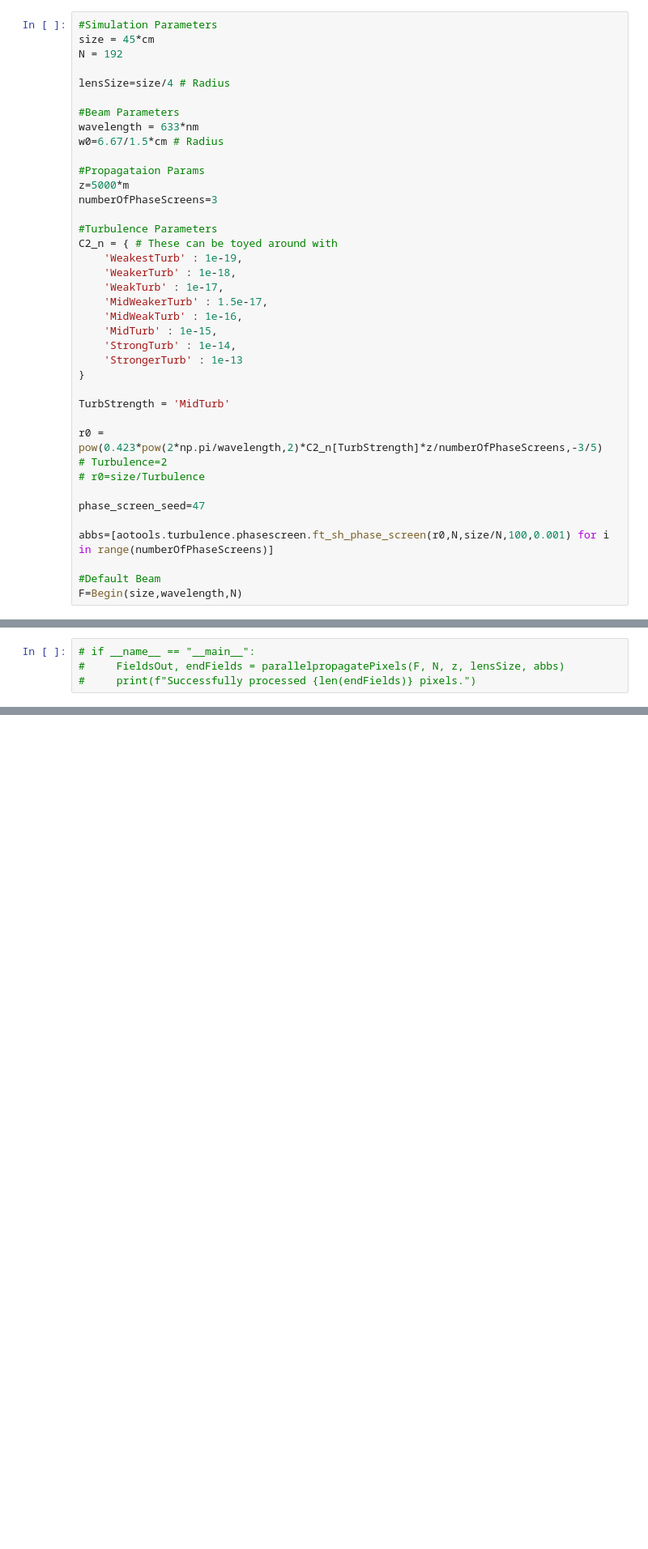
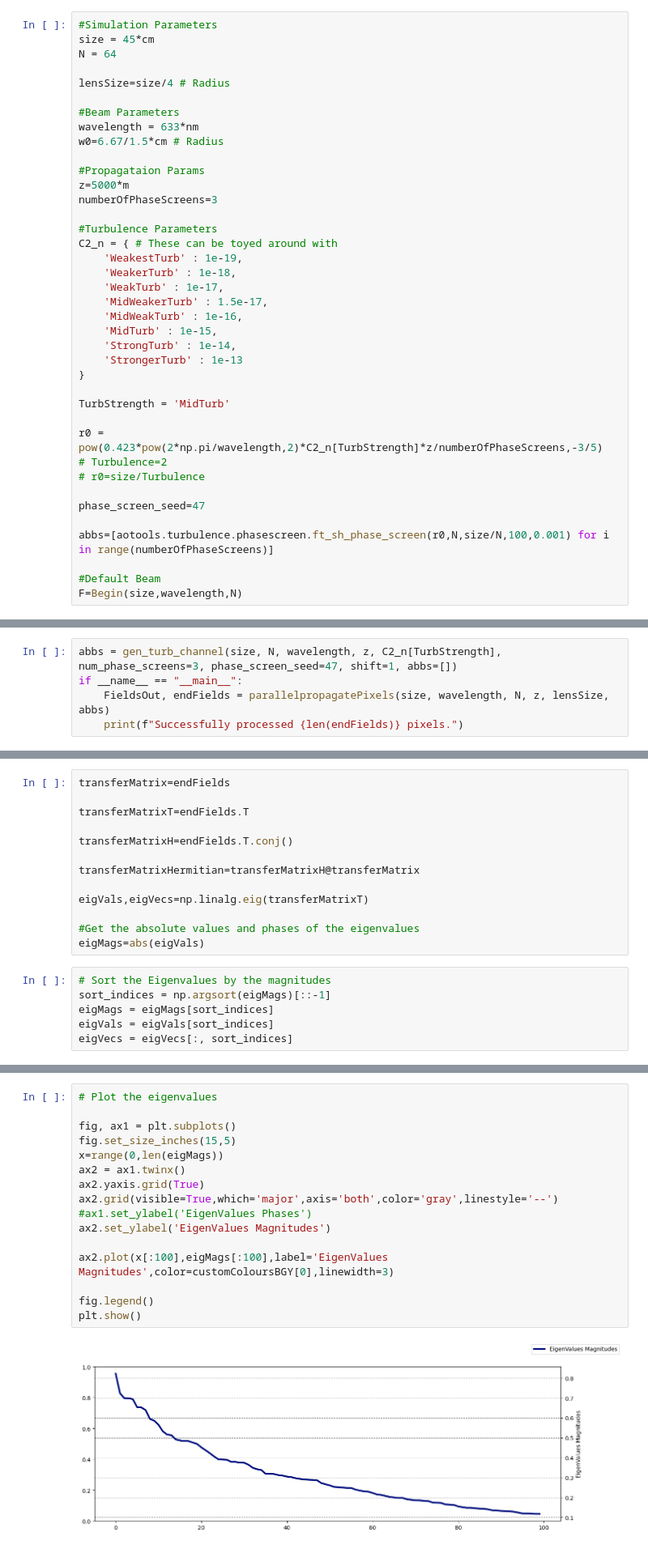
Before and after one commit to LukasScarfe/Eigen, a Jupyter notebook: brouillon.ipynb, the cells around one changed output, grey strips where cells are left out. Shown at 81% size. Saved outputs shown, nothing was run; the diff lists cells and outputs as text; blank space fills up the shorter version.

```diff
--- a/brouillon.ipynb
+++ b/brouillon.ipynb
@@ -25,7 +25,7 @@ pmap, imap, customColoursBGY, customColoursViridis = colours()
 # %%
 #Simulation Parameters
 size = 45*cm
-N = 192
+N = 64
 
 lensSize=size/4 # Radius
 
@@ -85,6 +85,7 @@ plt.show(plot_beam(F2,aperature=lensSize,dpi=3*N))
 # %% [markdown]
 ## propagate all pixels
 # %%
-# if __name__ == "__main__":
-#     FieldsOut, endFields = parallelpropagatePixels(F, N, z, lensSize, abbs)
-#     print(f"Successfully processed {len(endFields)} pixels.")
+abbs = gen_turb_channel(size, N, wavelength, z, C2_n[TurbStrength], num_phase_screens=3, phase_screen_seed=47, shift=1, abbs=[])
+if __name__ == "__main__":
+    FieldsOut, endFields = parallelpropagatePixels(size, wavelength, N, z, lensSize, abbs)
+    print(f"Successfully processed {len(endFields)} pixels.")
@@ -228,0 +237,19 @@ create__web_movie("images/OAM_prop", "vids/OAM_prop.webm", fps=30)
+# %%
+transferMatrix=endFields
+
+transferMatrixT=endFields.T
+
+transferMatrixH=endFields.T.conj()
+
+transferMatrixHermitian=transferMatrixH@transferMatrix
+
+eigVals,eigVecs=np.linalg.eig(transferMatrixT)
+
+#Get the absolute values and phases of the eigenvalues
+eigMags=abs(eigVals)
+# %%
+# Sort the Eigenvalues by the magnitudes
+sort_indices = np.argsort(eigMags)[::-1]
+eigMags = eigMags[sort_indices]
+eigVals = eigVals[sort_indices]
+eigVecs = eigVecs[:, sort_indices]
@@ -228,0 +258,18 @@ create__web_movie("images/OAM_prop", "vids/OAM_prop.webm", fps=30)
+# %%
+# Plot the eigenvalues
+
+fig, ax1 = plt.subplots()
+fig.set_size_inches(15,5)
+x=range(0,len(eigMags))
+ax2 = ax1.twinx()
+ax2.yaxis.grid(True)
+ax2.grid(visible=True,which='major',axis='both',color='gray',linestyle='--')
+#ax1.set_ylabel('EigenValues Phases')
+ax2.set_ylabel('EigenValues Magnitudes')
+
+ax2.plot(x[:100],eigMags[:100],label='EigenValues Magnitudes',color=customColoursBGY[0],linewidth=3)
+
+fig.legend()
+plt.show()
+# %% [output]
+[figure, added]
```
Also changed, not shown: parts of 15 cells of this notebook, 4 other files.
